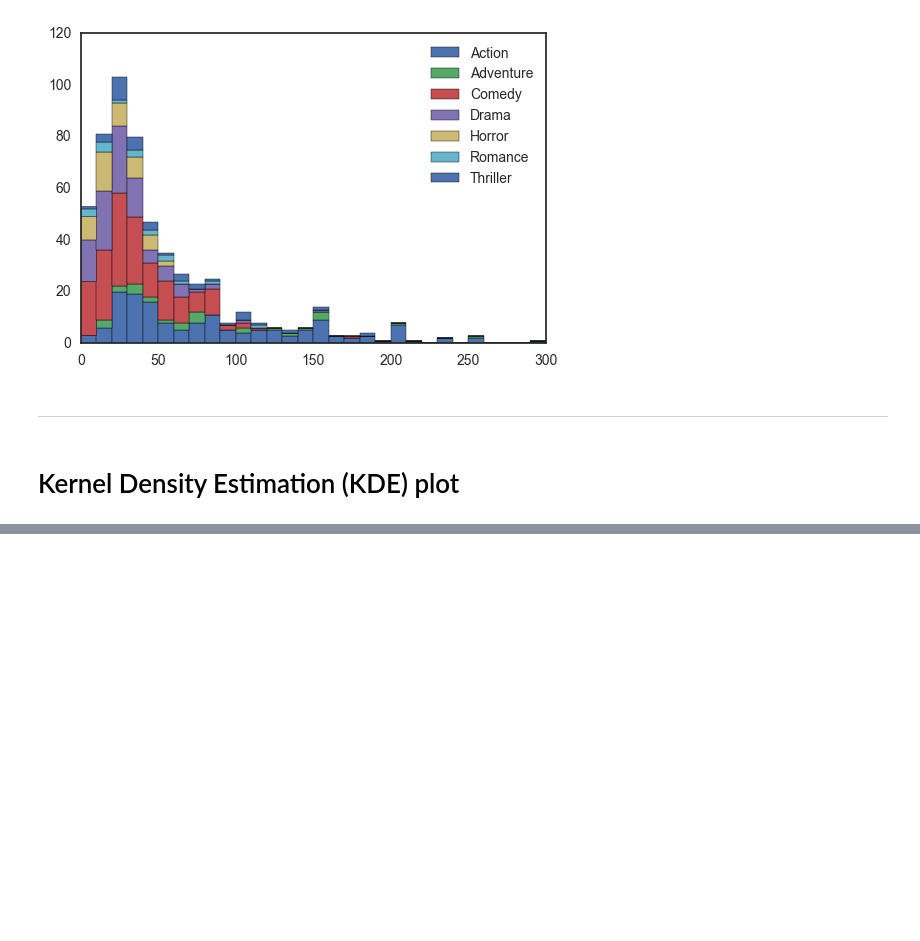
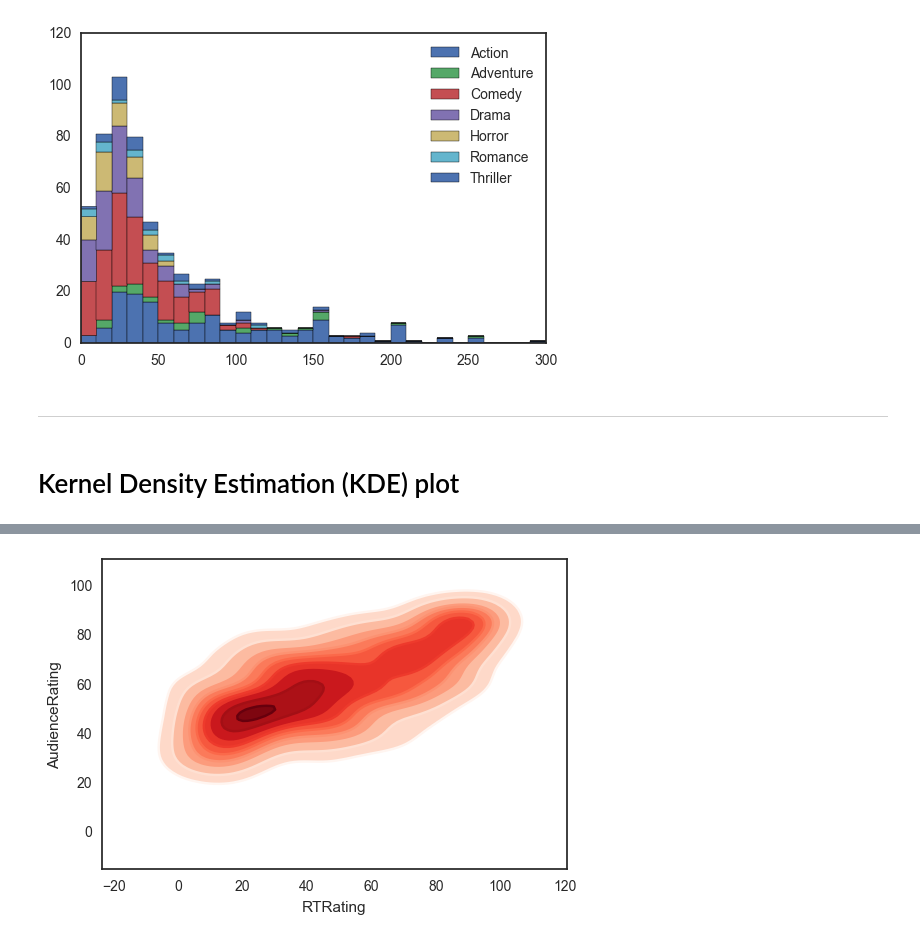
Before and after one commit to epireve/nb-projects, a Jupyter notebook: Movie Ratings Analytics.ipynb, the cells around one changed output, grey strips where cells are left out. Saved outputs shown, nothing was run; the diff lists cells and outputs as text; code cells hidden in the pictures; blank space fills up the shorter version.

Commit message:
KDE mapping + shades

```diff
--- a/Movie Ratings Analytics.ipynb
+++ b/Movie Ratings Analytics.ipynb
@@ -336,0 +339,5 @@ vis1 = sns.lmplot(data=movies, x='RTRating', y='AudienceRating', )
+# %%
+k1 = sns.kdeplot(movies.RTRating, movies.AudienceRating, cmap='Reds') # line to add definition to map
+k1b = sns.kdeplot(movies.RTRating, movies.AudienceRating, shade=True, shade_lowest=False, cmap='Reds')
+# %% [output]
+[figure, added]
```
Also changed, not shown: parts of 1 cell of this notebook.
